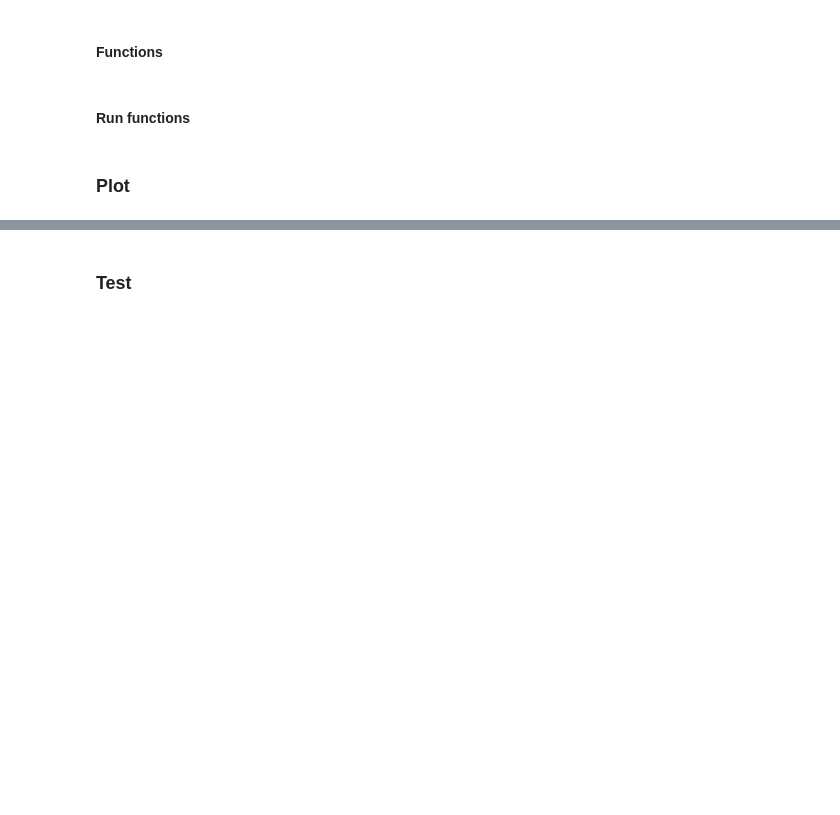
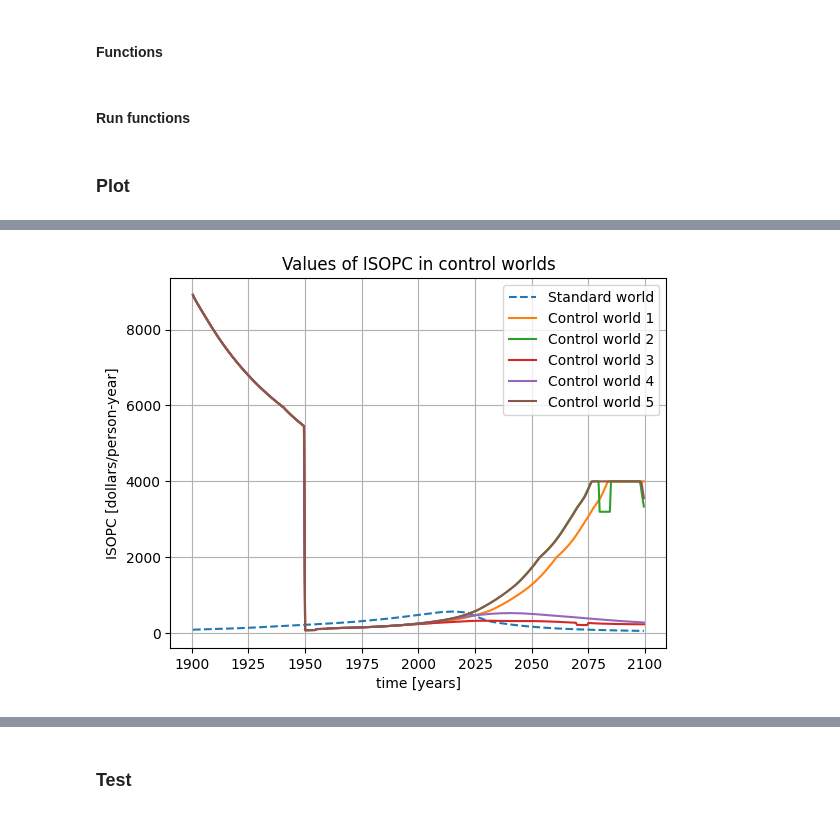
Before and after one commit to orsvik/PyWorld3-03-control, a Jupyter notebook: plotter.ipynb, the cells around one changed output, grey strips where cells are left out. Cells and saved outputs as stored; diff of their text form; code cells hidden in the pictures; blank space fills up the shorter version.

```diff
--- a/plotter.ipynb
+++ b/plotter.ipynb
@@ -247,0 +262,27 @@ plt.show()
+# %%
+control_name = "ISOPC"
+
+start_1950 = 1
+
+#plt.plot(time[start_1950:end], worlds["1"].isopc[start_1950:end], label=f"Control world {1}", linestyle='--')
+#plt.plot(time[start_1950:end], control_values["1"][control_name][start_1950:end], label=f"Control world {1}", linestyle='--')
+
+#print(worlds["std"].isopc[start_1950:end])
+#print(worlds["1"].isopc[start_1950:end])
+#print(control_values["1"]["ISOPC"][start_1950:end])
+
+plt.plot(time[start_1950:end], worlds["std"].isopc[start_1950:end], label="Standard world", linestyle='--')
+
+for id in train_ids:
+    plt.plot(time[start_1950:end], worlds[id].isopc[start_1950:end], label=f"Control world {id}", linestyle='-')
+    #plt.plot(time[start:end], worlds[id].isopc[start:end], label=f"Control world {id}", linestyle='--')
+    # control_values[id][control_name][start:end]
+
+plt.ylabel("ISOPC [dollars/person-year]"),
+plt.xlabel("time [years]")
+plt.grid()
+plt.title("Values of ISOPC in control worlds")
+plt.legend()
+plt.show()
+# %% [output]
+[figure, added]
```
Also changed, not shown: parts of 11 cells of this notebook, 15 other files.
